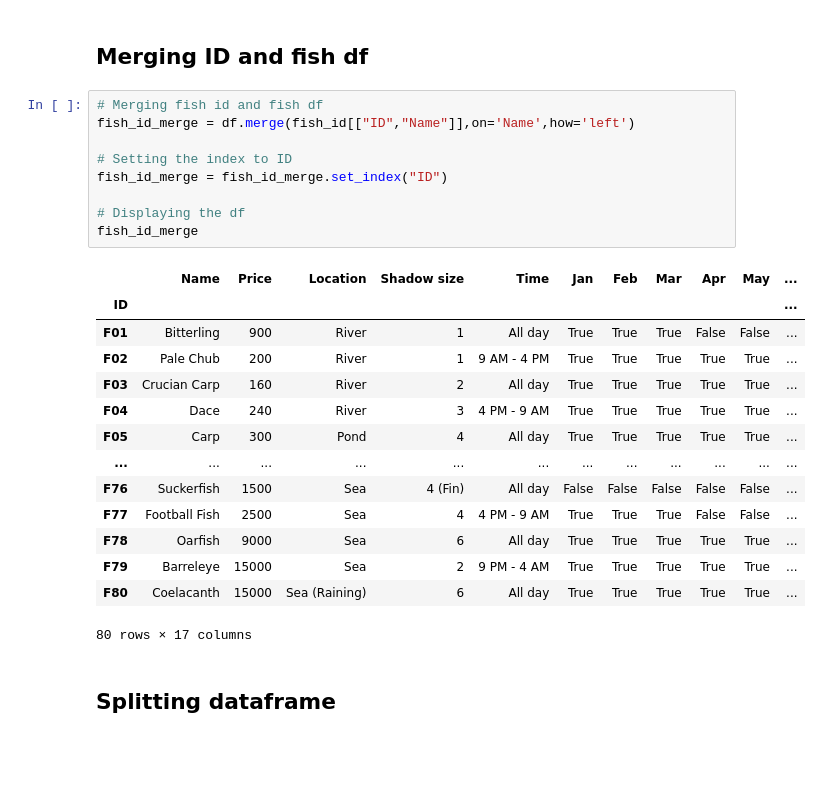
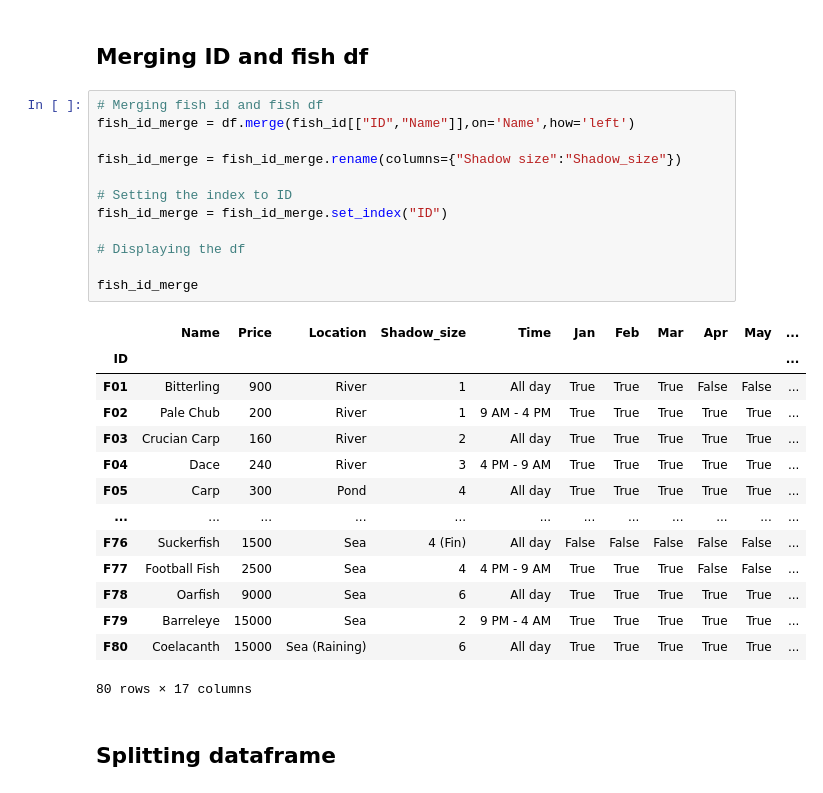
Before and after one commit to msadowski20/etl_project, a Jupyter notebook: fish.ipynb, the cells around one changed output. Saved outputs shown, nothing was run; the diff lists cells and outputs as text; blank space fills up the shorter version.

Commit message:
fixed table names

```diff
--- a/fish.ipynb
+++ b/fish.ipynb
@@ -99,14 +99,17 @@ fish_id = id_df.loc[id_df['Type']=='Fish']
 # %%
 # Merging fish id and fish df
 fish_id_merge = df.merge(fish_id[["ID","Name"]],on='Name',how='left')
+
+fish_id_merge = fish_id_merge.rename(columns={"Shadow size":"Shadow_size"})
 
 # Setting the index to ID
 fish_id_merge = fish_id_merge.set_index("ID")
 
 # Displaying the df
+
 fish_id_merge
 # %% [output]
-|  | Name | Price | Location | Shadow size | Time | Jan | Feb | Mar | Apr | May | ... |
+|  | Name | Price | Location | Shadow_size | Time | Jan | Feb | Mar | Apr | May | ... |
 | ID |  |  |  |  |  |  |  |  |  |  | ... |
 | F01 | Bitterling | 900 | River | 1 | All day | True | True | True | False | False | ... |
 | F02 | Pale Chub | 200 | River | 1 | 9 AM - 4 PM | True | True | True | True | True | ... |
```
Also changed, not shown: parts of 2 cells of this notebook, 1 other file.
